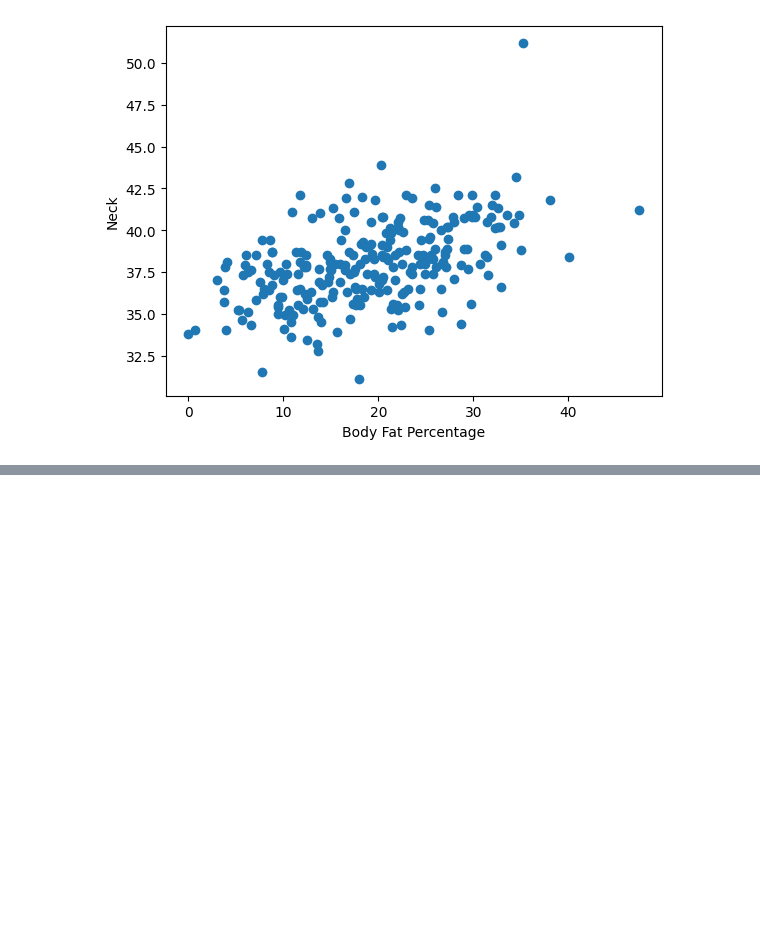
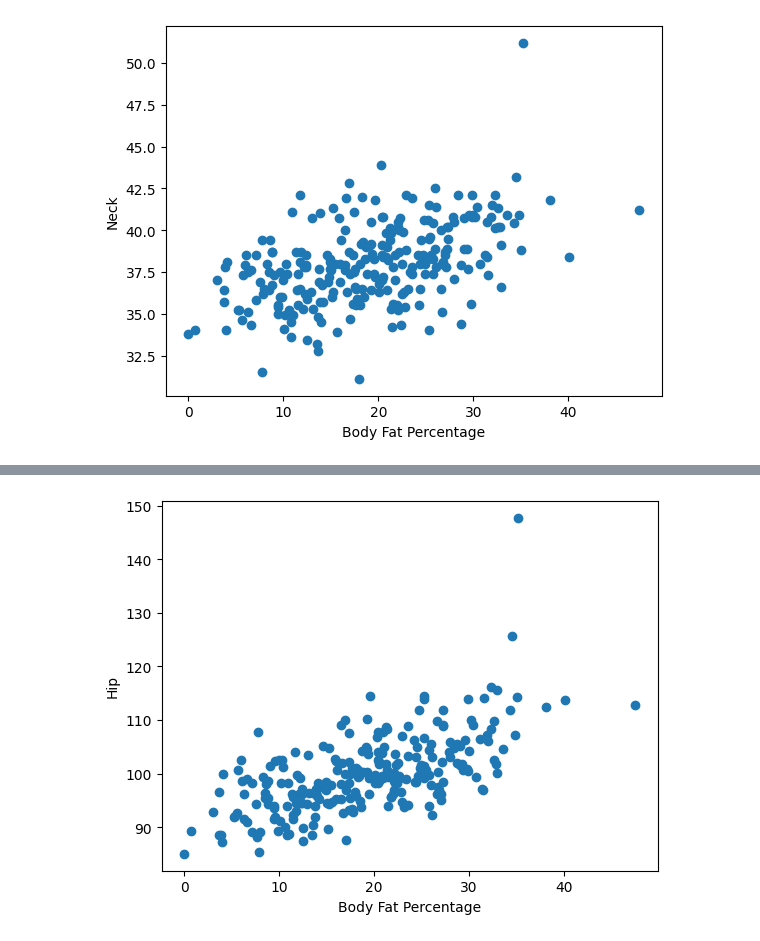
Before and after one commit to DesireeEDU/44688-Data-Analytics-Capstone-Project-Desiree-Thompson, a Jupyter notebook: data_analytics_capstone_notebook.ipynb, the cells around one changed output, grey strips where cells are left out. Saved outputs shown, nothing was run; the diff lists cells and outputs as text; code cells hidden in the pictures; blank space fills up the shorter version.

Commit message:
Updated Correlation Plots

```diff
--- a/data_analytics_capstone_notebook.ipynb
+++ b/data_analytics_capstone_notebook.ipynb
@@ -258,8 +260,10 @@ plt.show()
 # %%
-abdomen = df['Hip']
+hip = df['Hip']
 body_fat = df['BodyFat']
 
 plt.scatter(body_fat, hip)
 plt.xlabel('Body Fat Percentage')
 plt.ylabel('Hip')
 plt.show()
+# %% [output]
+[figure, added]
```
Also changed, not shown: parts of 1 cell of this notebook.
